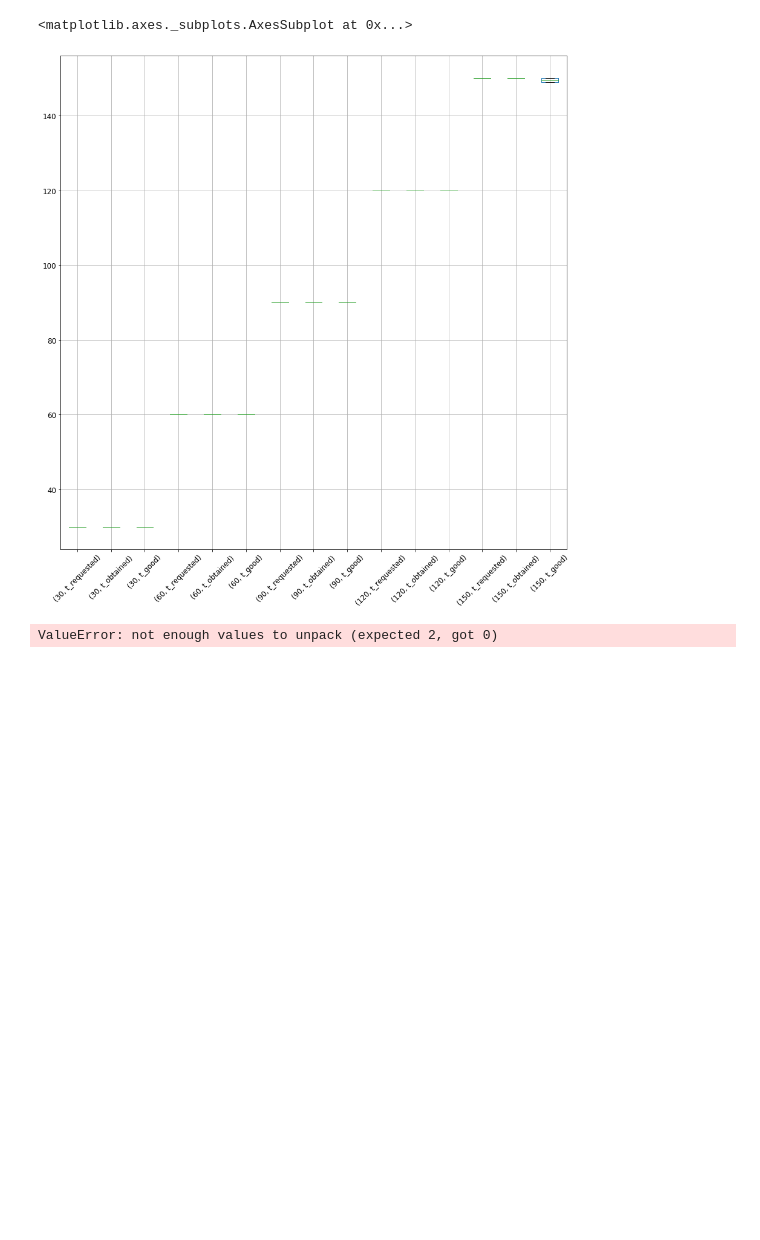
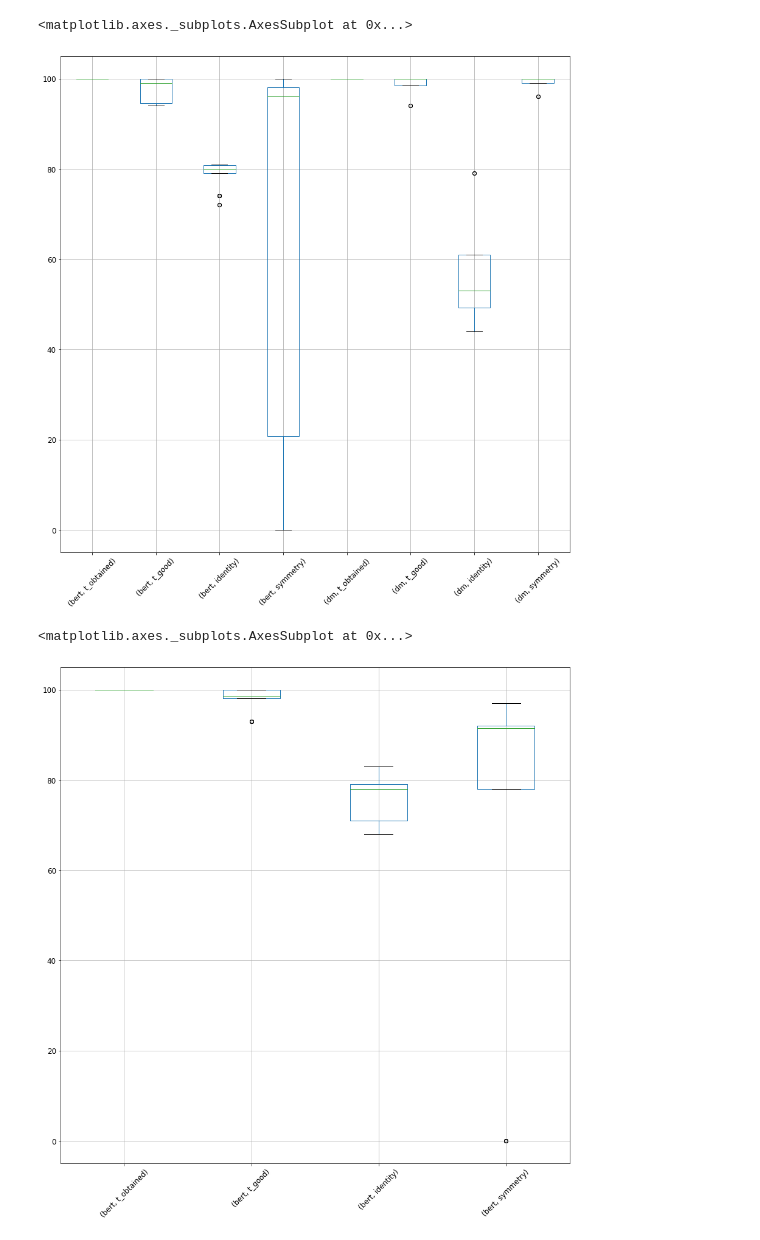
Before and after one commit to tteofili/certa, a Jupyter notebook: experiments/sample_eval.ipynb, the cells around one changed output. Cells and saved outputs as stored; diff of their text form; code cells hidden in the pictures; blank space fills up the shorter version.

```diff
--- a/experiments/sample_eval.ipynb
+++ b/experiments/sample_eval.ipynb
@@ -86,9 +59,10 @@ tn[['t_requested', 't_obtained', 't_good']].groupby('t_requested').boxplot(subpl
 # %%
-tp[['t_requested', 't_obtained', 't_good']].groupby('t_requested').boxplot(subplots=False, rot=45, fontsize=12, figsize=(15,15))
+tp[['t_obtained', 't_good', 'identity', 'symmetry', 'model']].groupby('model').boxplot(subplots=False, rot=45, fontsize=12, figsize=(15,15))
 # %% [output]
 <matplotlib.axes._subplots.AxesSubplot at 0x...>
-[figure, old version]
+[figure, new version]
 # %%
-fp[['t_requested', 't_obtained', 't_good']].groupby('t_requested').boxplot(subplots=False, rot=45, fontsize=12, figsize=(15,15))
+fp[['t_obtained', 't_good', 'identity', 'symmetry', 'model']].groupby('model').boxplot(subplots=False, rot=45, fontsize=12, figsize=(15,15))
 # %% [output]
-ValueError: not enough values to unpack (expected 2, got 0)
+<matplotlib.axes._subplots.AxesSubplot at 0x...>
+[figure, added]
```
Also changed, not shown: parts of 19 cells of this notebook, 1 other file.
